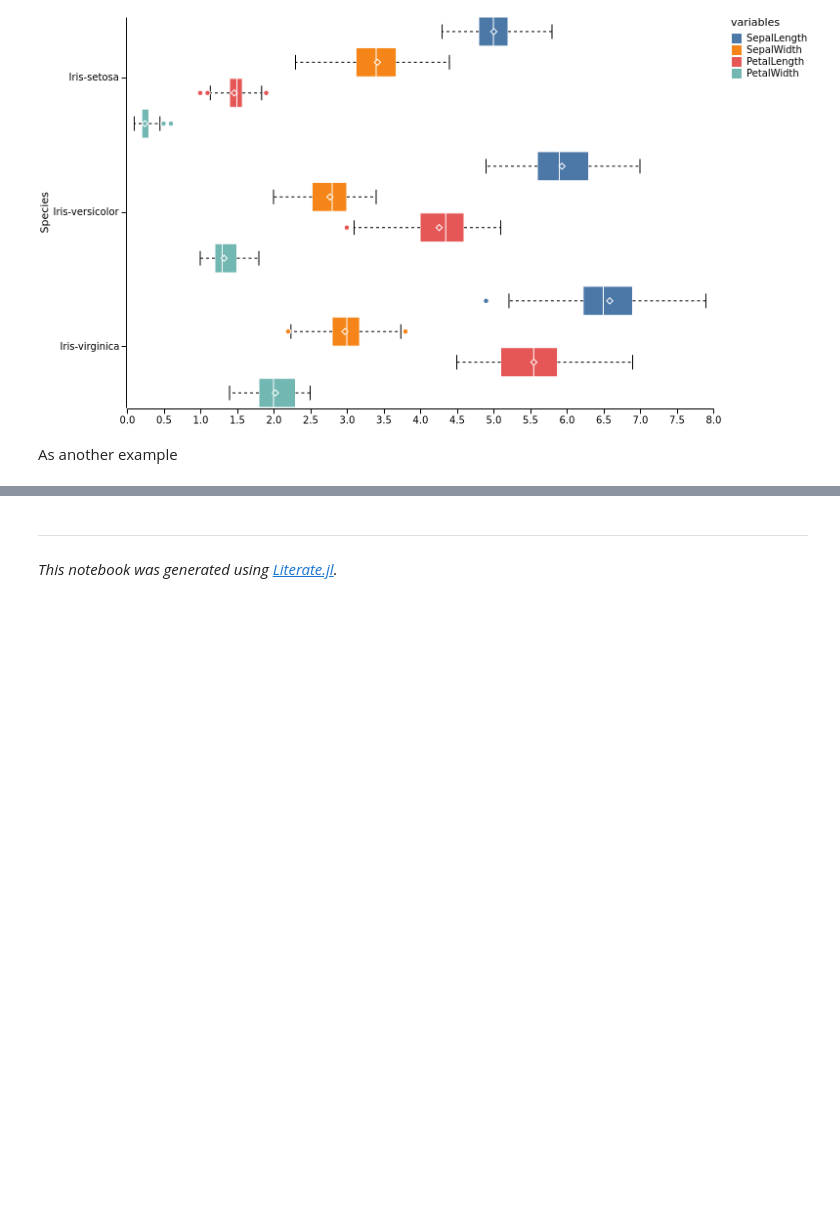
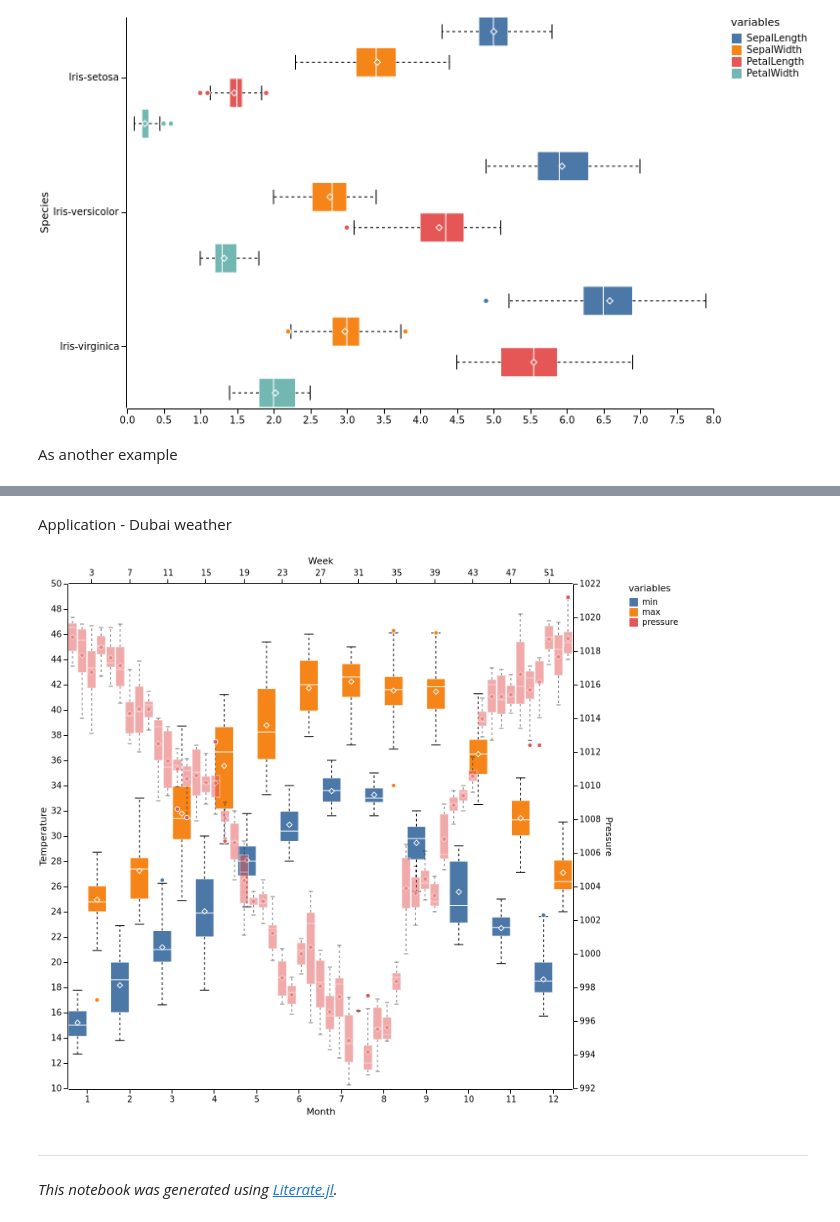
Before and after one commit to sl-solution/StatisticalGraphics.jl, a Jupyter notebook: dev/Plots/BoxPlot/boxplot.ipynb, the cells around one changed output, grey strips where cells are left out. Drawn from its saved outputs; the diff is of its cells as text; code cells hidden in the pictures; blank space fills up the shorter version.

```diff
--- a/dev/Plots/BoxPlot/boxplot.ipynb
+++ b/dev/Plots/BoxPlot/boxplot.ipynb
@@ -88,3 +88,27 @@ sgplot(ds, BoxPlot(y=1:10, category=:Category,
+# %% [markdown]
+Application - Dubai weather
+# %%
+dubai_weather = filereader(joinpath(dirname(pathof(StatisticalGraphics)),
+                                 "..", "docs", "assets", "dubai_weather.csv"),
+                                 types=Dict(1 =>Date))
+
+modify!(dubai_weather, :date=>byrow(week)=>:Week)
+setformat!(dubai_weather, :date=>month)
+
+sgplot(
+        dubai_weather,
+        [
+          BoxPlot(y=[:min, :max], category=:date, outliers=true),
+          BoxPlot(y=:pressure, category=:Week, opacity=0.5, y2axis=true, outliers=true, x2axis=true)
+        ],
+        xaxis=Axis(title="Month"),
+        yaxis=Axis(title="Temperature"),
+        y2axis=Axis(title="Pressure", d3format="f"),
+        x2axis=Axis(values=3:4:53),
+        height=600
+      )
+# %% [output]
+[figure, added]
 # %% [markdown]
 ---
 
```
Also changed, not shown: parts of 1 cell of this notebook, 56 other files.
